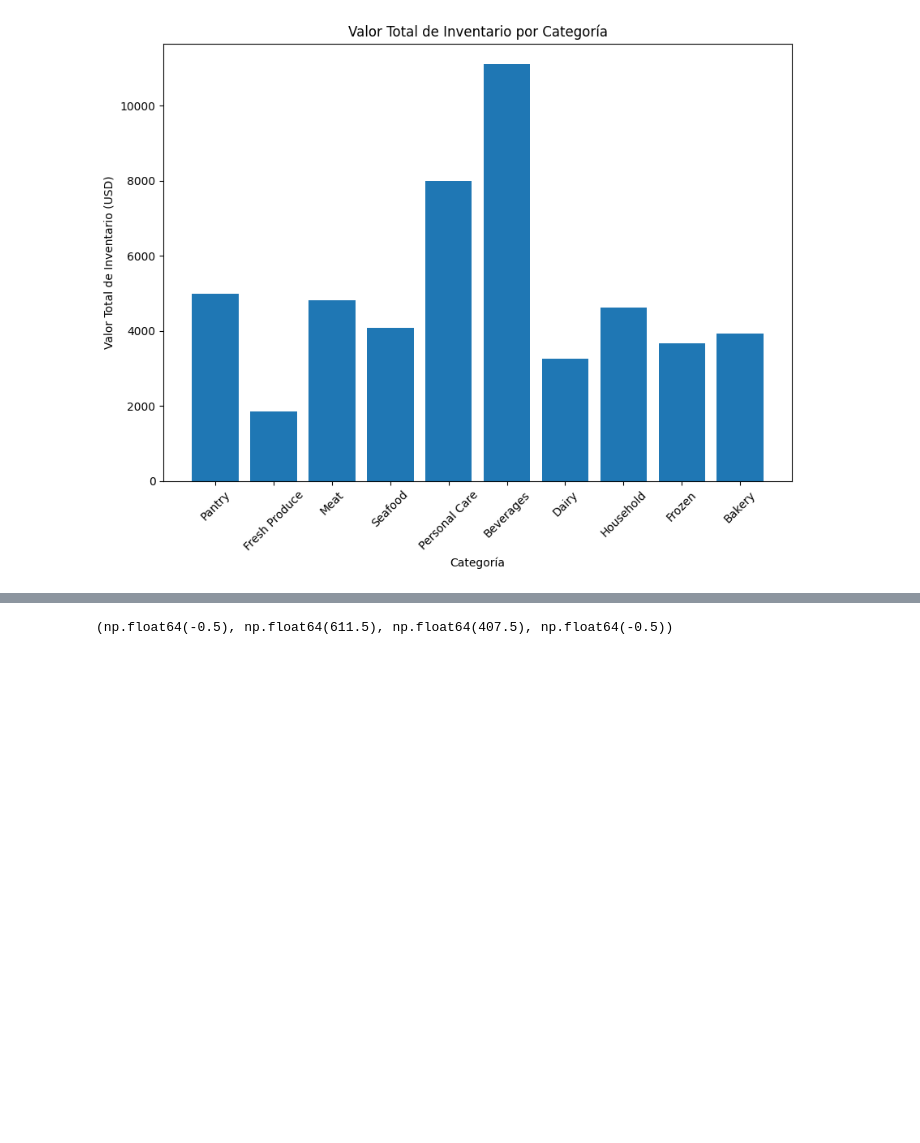
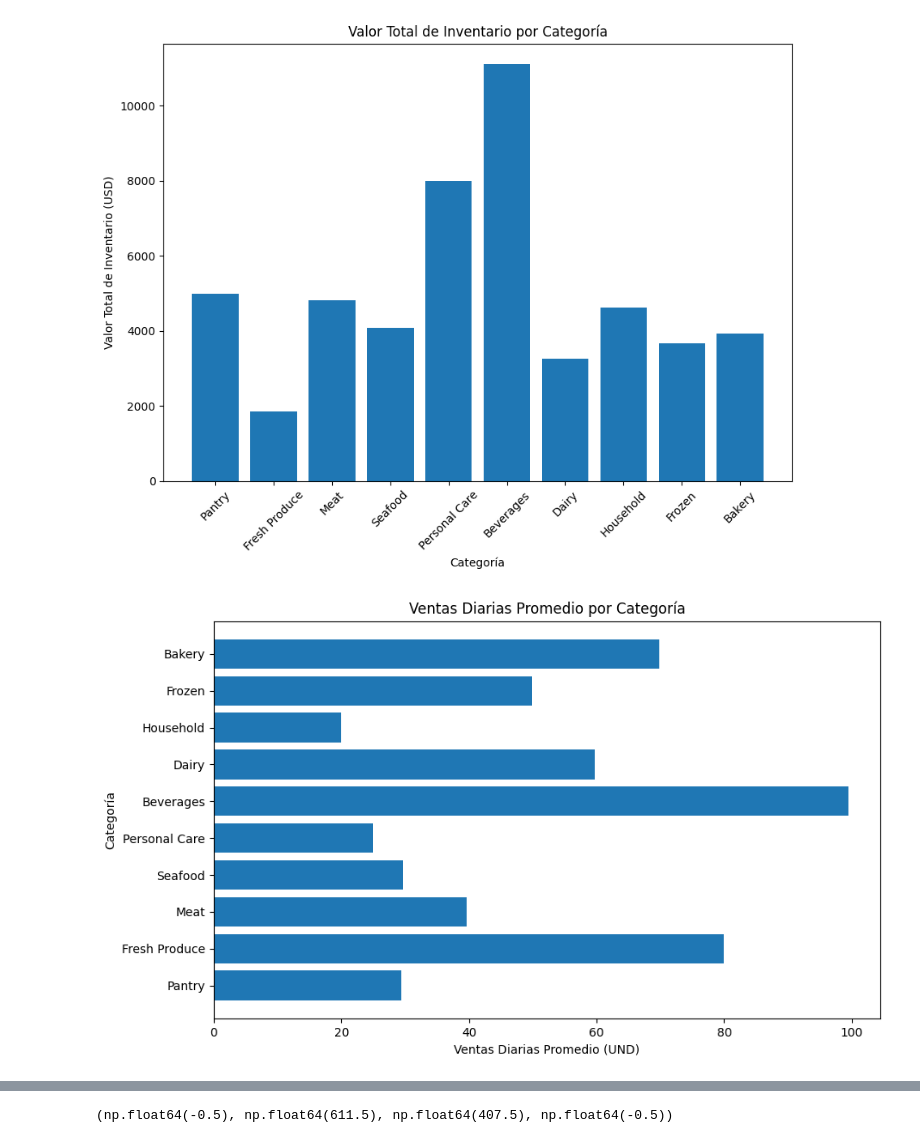
Before and after one commit to JTorres1309/ClaseCD, a Jupyter notebook: Proyecto/index1.ipynb, the cells around one changed output, grey strips where cells are left out. Saved outputs shown, nothing was run; the diff lists cells and outputs as text; code cells hidden in the pictures; blank space fills up the shorter version.

```diff
--- a/Proyecto/index1.ipynb
+++ b/Proyecto/index1.ipynb
@@ -137,3 +157,12 @@ plt.title("Valor Total de Inventario por Categoría")
 plt.show()
 # %% [output]
 [figure]
+# %%
+plt.figure(figsize=(10,6))
+plt.barh(inventario["Category"],inventario["Avg_Daily_Sales"])
+plt.xlabel("Ventas Diarias Promedio (UND)")
+plt.ylabel("Categoría")
+plt.title("Ventas Diarias Promedio por Categoría")
+plt.show()
+# %% [output]
+[figure, added]
```
Also changed, not shown: parts of 3 cells of this notebook, 2 other files.
